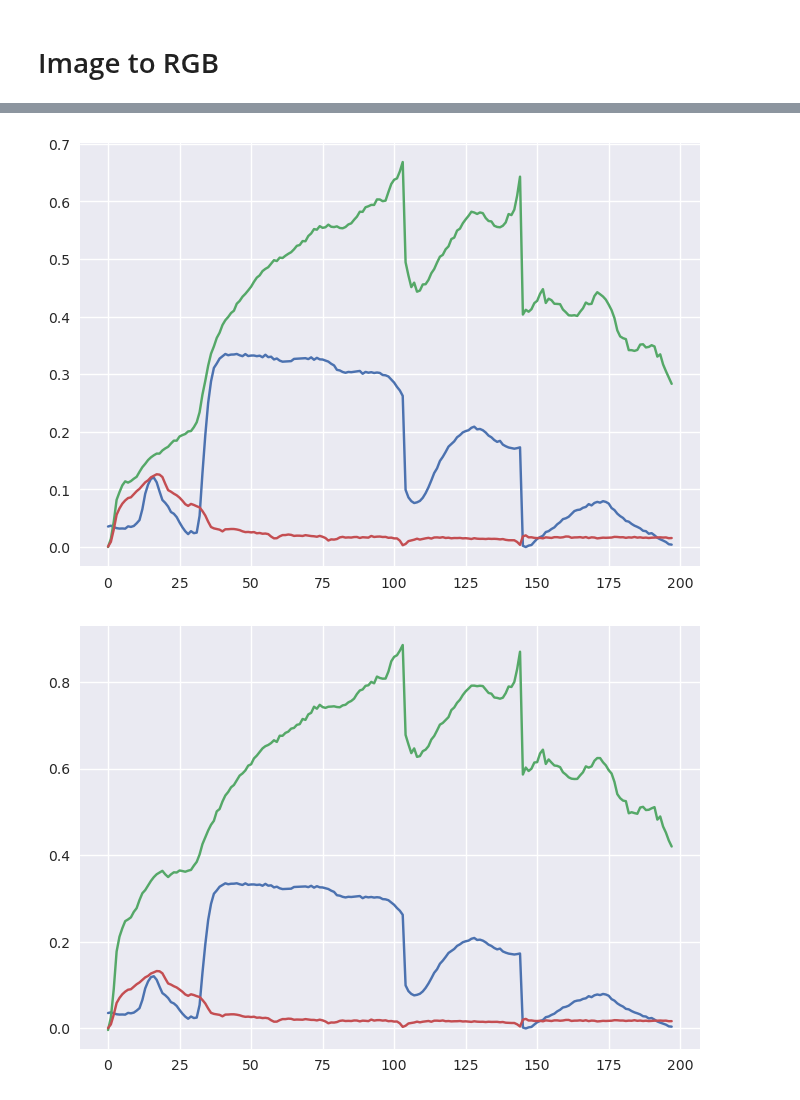
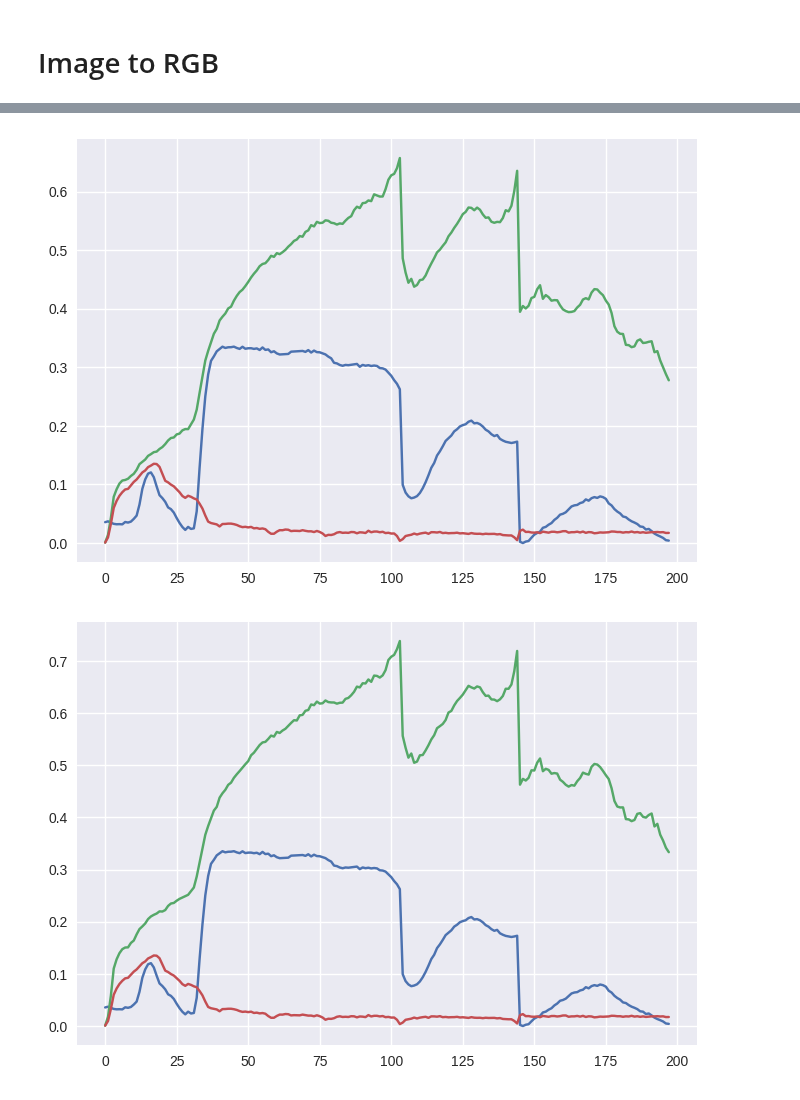
Before and after one commit to SolidusAbi/CLHU, a Jupyter notebook: notebooks/syntheticData.ipynb, the cells around one changed output, grey strips where cells are left out. Saved outputs shown, nothing was run; the diff lists cells and outputs as text; code cells hidden in the pictures.

```diff
--- a/notebooks/syntheticData.ipynb
+++ b/notebooks/syntheticData.ipynb
@@ -364,12 +353,12 @@ plt.show(fig)
 # %%
-data = sio.loadmat(os.path.join(synthetic_data_path, 'M_est', 'Fractional.mat'))
+data = sio.loadmat(os.path.join(synthetic_data_path, 'M_est', 'MESMA.mat'))
 M = data['M']
 plt.plot(M[:,:,2000])
 plt.show()
 # %% [output]
-[figure, old version]
+[figure, new version]
 # %%
 plt.plot(M[:,:,1000])
 plt.show()
 # %% [output]
-[figure, old version]
+[figure, new version]
```
Also changed, not shown: parts of 38 cells of this notebook.
